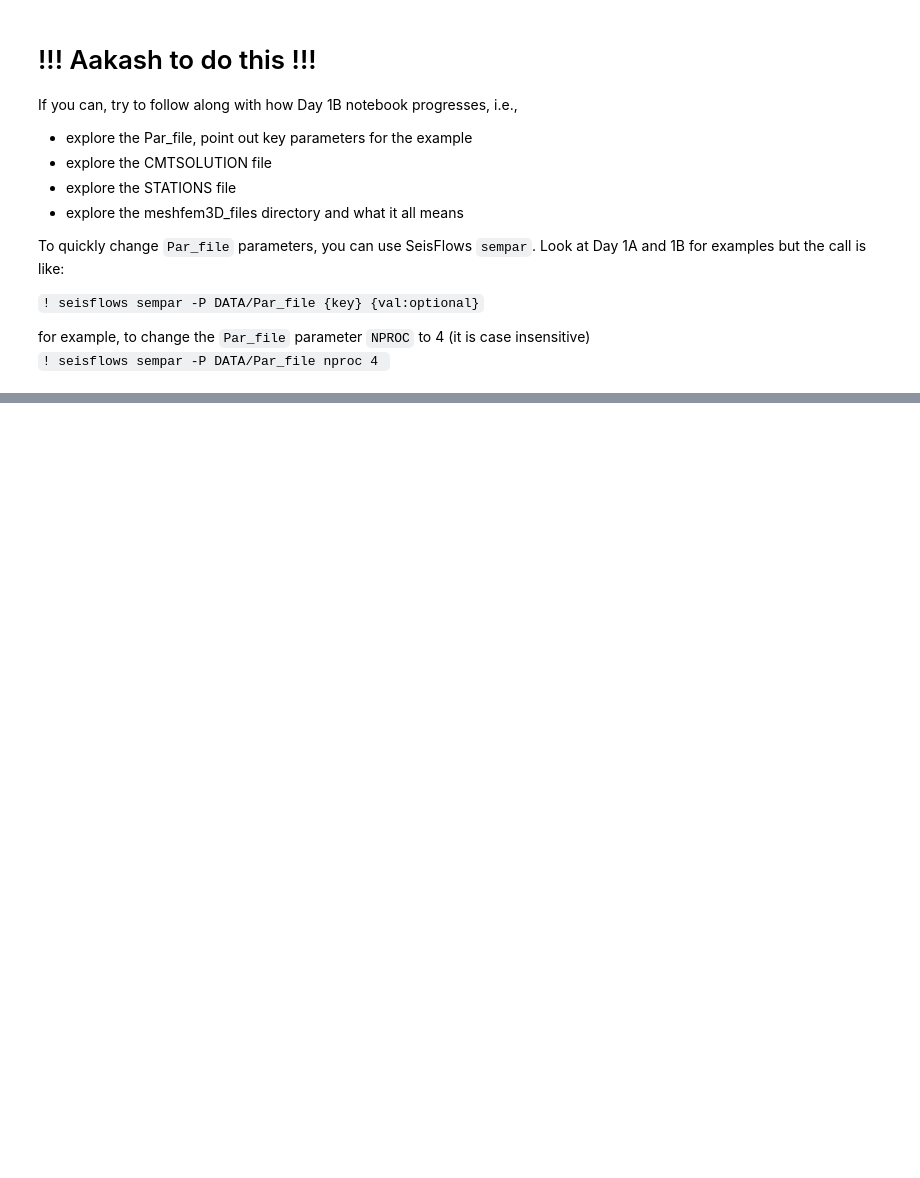
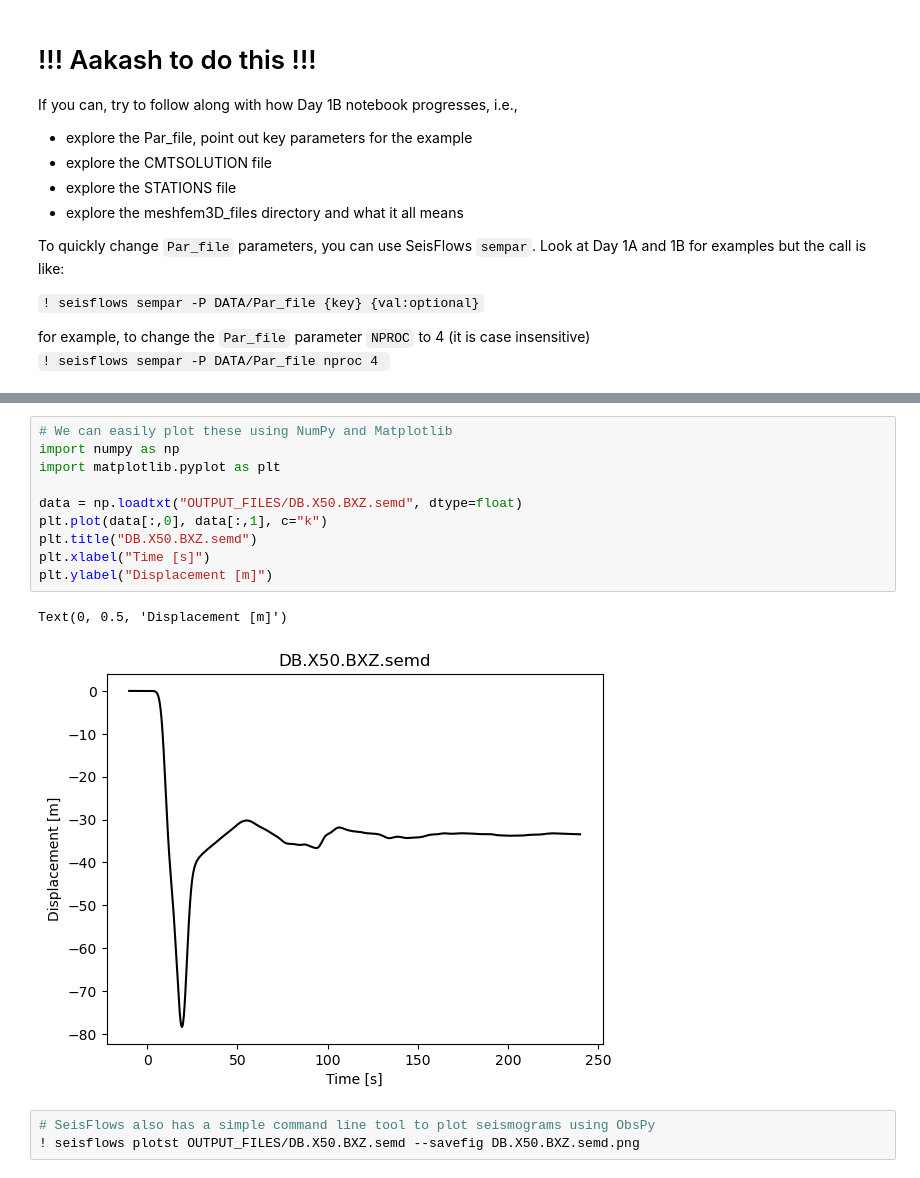
Before and after one commit to adjtomo/adjdocs, a Jupyter notebook: workshops/2022-10-05_specfem_users/day_1c_intro_specfem3d.ipynb, the cells around one changed output, grey strips where cells are left out. Cells and saved outputs as stored; diff of their text form; blank space fills up the shorter version.

Commit message:
added essential commands and test ran the SPECFEM3D homogeneous_halfspace example

```diff
--- a/workshops/2022-10-05_specfem_users/day_1c_intro_specfem3d.ipynb
+++ b/workshops/2022-10-05_specfem_users/day_1c_intro_specfem3d.ipynb
@@ -83,0 +109,16 @@ for example, to change the `Par_file` parameter `NPROC` to 4 (it is case insensi
+# %%
+# We can easily plot these using NumPy and Matplotlib
+import numpy as np
+import matplotlib.pyplot as plt
+
+data = np.loadtxt("OUTPUT_FILES/DB.X50.BXZ.semd", dtype=float)
+plt.plot(data[:,0], data[:,1], c="k")
+plt.title("DB.X50.BXZ.semd")
+plt.xlabel("Time [s]")
+plt.ylabel("Displacement [m]")
+# %% [output]
+Text(0, 0.5, 'Displacement [m]')
+[figure, added]
+# %%
+# SeisFlows also has a simple command line tool to plot seismograms using ObsPy
+! seisflows plotst OUTPUT_FILES/DB.X50.BXZ.semd --savefig DB.X50.BXZ.semd.png
```
Also changed, not shown: parts of 10 cells of this notebook.
